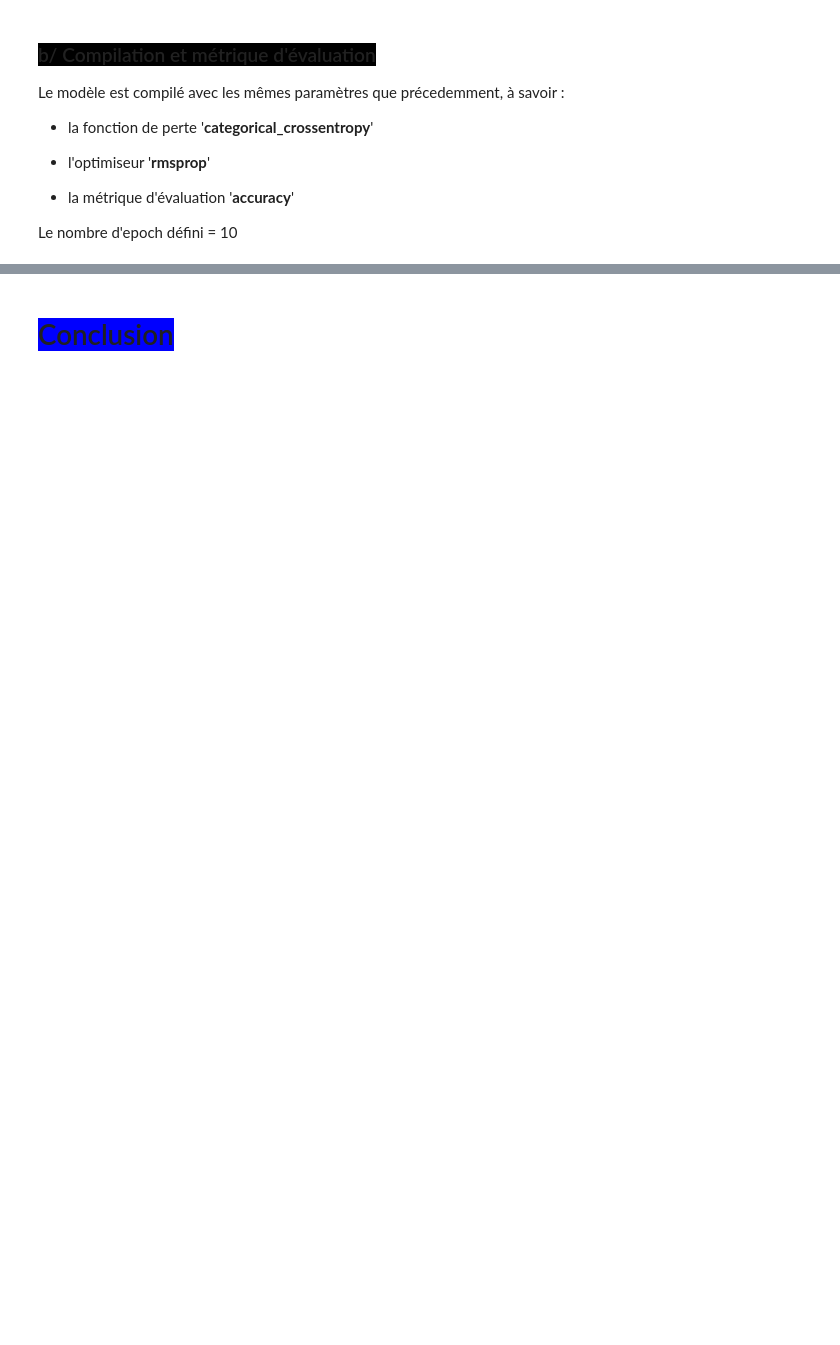
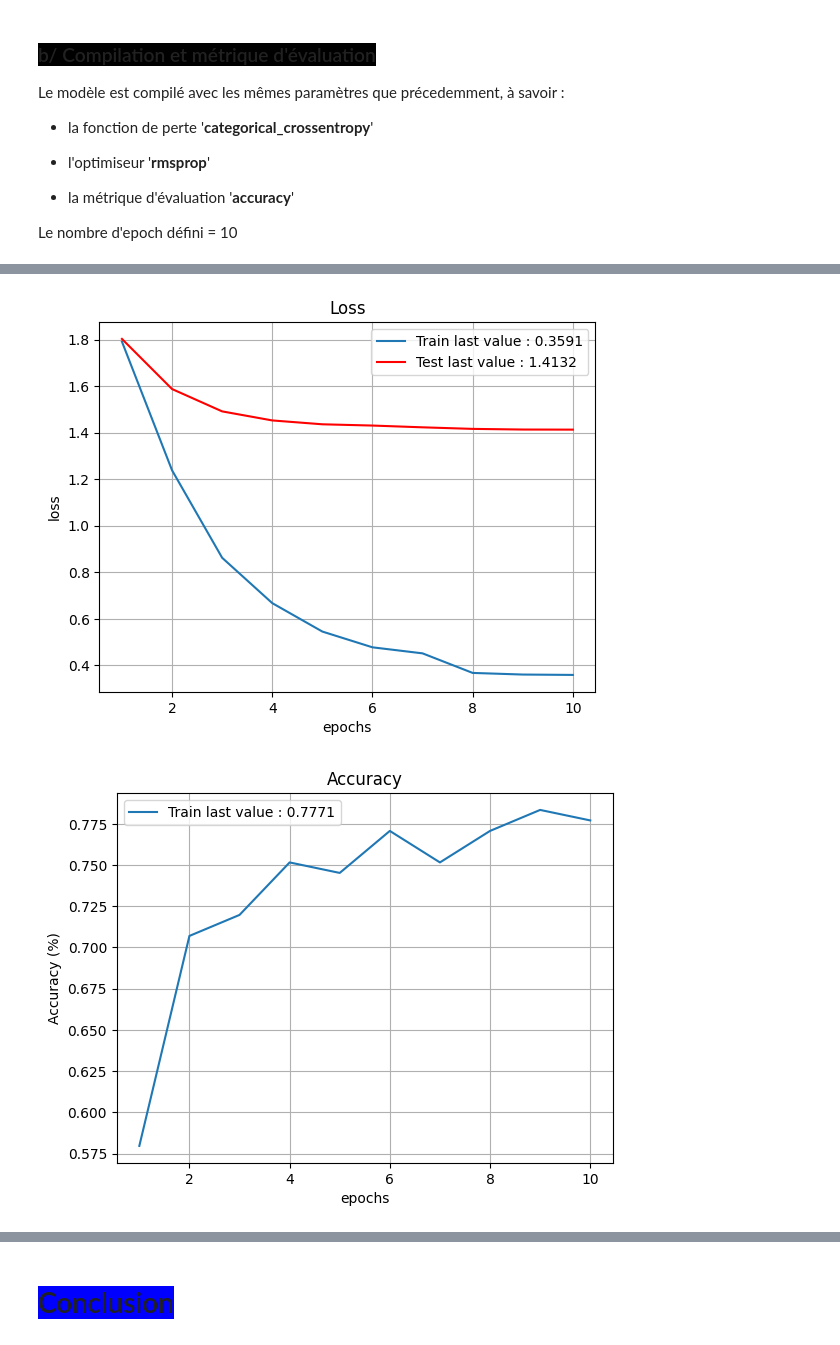
Before and after one commit to pierrickBERTHE/PB8-Dashboard_et_POC, a Jupyter notebook: berthe_pierrick_2_notebook_veille_042024.ipynb, the cells around one changed output, grey strips where cells are left out. Cells and saved outputs as stored; diff of their text form; code cells hidden in the pictures; blank space fills up the shorter version.

```diff
--- a/berthe_pierrick_2_notebook_veille_042024.ipynb
+++ b/berthe_pierrick_2_notebook_veille_042024.ipynb
@@ -683,0 +1076,32 @@ else:
+# %%
+# Nous réalisons les calculs s'ils n'ont pas été déjà réalisés
+if is_modele_yolo_calculed:
+    print("Les calculs ont deja tournés pour le modèle YOLOv8 nano.")
+else:
+    print("Nous réalisons les calculs.\n")
+
+    # Entrainer le modèle YOLO sur les données
+    start_time = time.time()
+    model_yolo.train(
+        data='data/cleaned',
+        epochs=nb_epoch
+    )
+    end_time = time.time()
+
+    # Calculer le temps d'entraînement
+    temps_train = end_time - start_time
+    print(f"\n=> Temps d'entraînement : {round(temps_train, 2)} sec <=")
+
+    # Acces aux résultats
+    results_path = './runs/classify/train/results.csv'
+    results_df = pd.read_csv(results_path)
+
+    # Créer un dictionnaire pour stocker historique, temps et nombre d'époch
+    history_model_yolo = {
+        'history': results_df,
+        'temps_train': temps_train,
+    }
+
+    # Sauvegarder l'objet history_dict
+    with open("./modele_ML/history_model_yolo.pickle", 'wb') as f:
+        pickle.dump(history_model_yolo, f)
@@ -723,0 +1225,5 @@ else:
+# %%
+plot_results_yolo(history_model_yolo)
+# %% [output]
+[figure, added]
+[figure, added]
```
Also changed, not shown: parts of 80 cells of this notebook, 9 other files.
